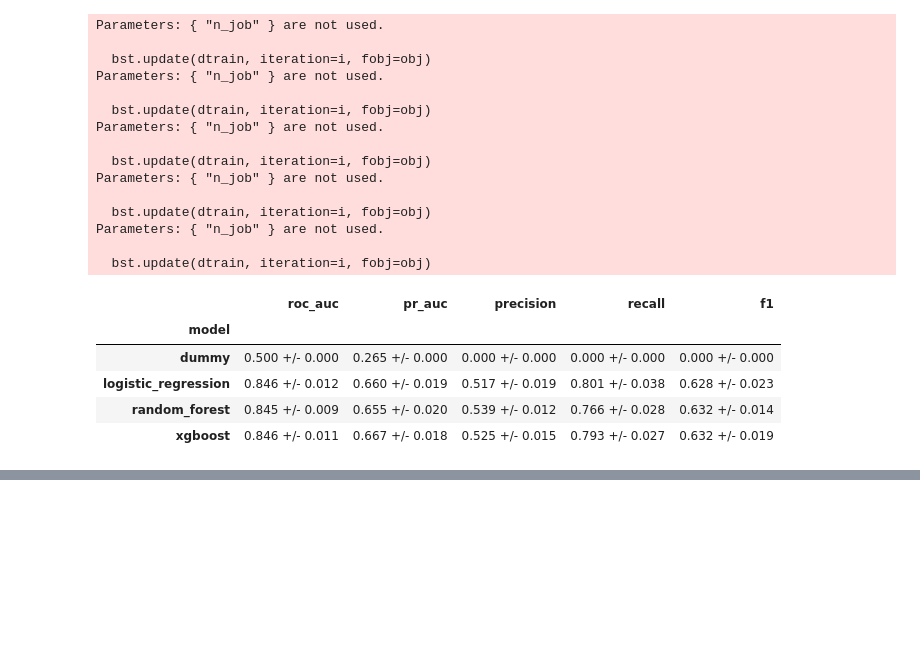
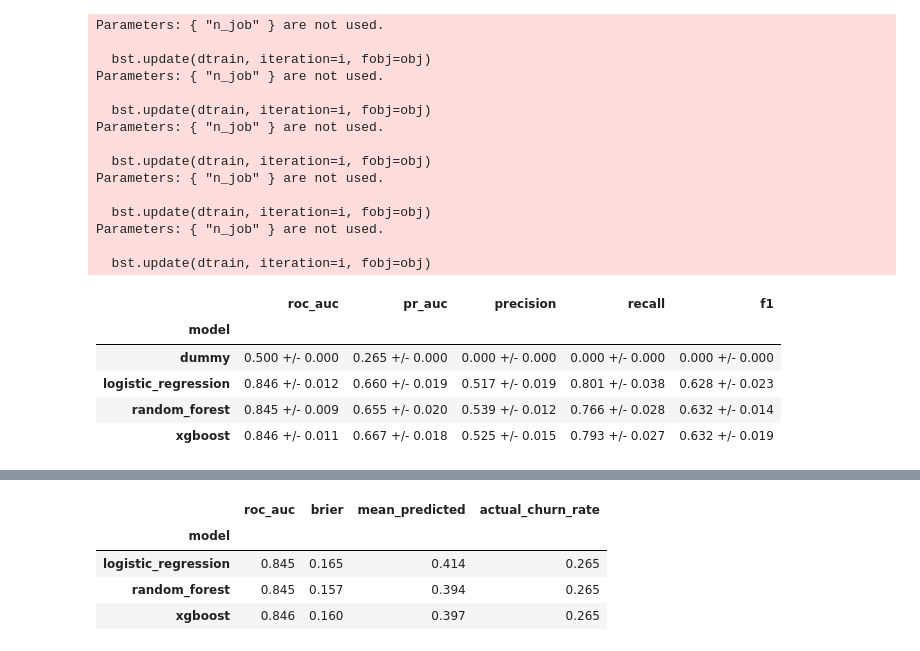
Before and after one commit to gauriverse/ChurnLens, a Jupyter notebook: notebooks/05_model_training.ipynb, the cells around one changed output, grey strips where cells are left out. Cells and saved outputs as stored; diff of their text form; code cells hidden in the pictures; blank space fills up the shorter version.

```diff
--- a/notebooks/05_model_training.ipynb
+++ b/notebooks/05_model_training.ipynb
@@ -61,0 +109,19 @@ Parameters: { "n_job" } are not used.
+# %%
+from sklearn.metrics import brier_score_loss, roc_auc_score
+
+rows = []
+for name, p in oof.items():
+    rows.append({
+        "model": name,
+        "roc_auc": round(roc_auc_score(y_train, p), 3),
+        "brier": round(brier_score_loss(y_train, p), 3),
+        "mean_predicted": round(p.mean(), 3),
+        "actual_churn_rate": round(y_train.mean(), 3),
+    })
+pd.DataFrame(rows).set_index("model")
+# %% [output]
+|  | roc_auc | brier | mean_predicted | actual_churn_rate |
+| model |  |  |  |  |
+| logistic_regression | 0.845 | 0.165 | 0.414 | 0.265 |
+| random_forest | 0.845 | 0.157 | 0.394 | 0.265 |
+| xgboost | 0.846 | 0.160 | 0.397 | 0.265 |
```
Also changed, not shown: parts of 5 cells of this notebook.
